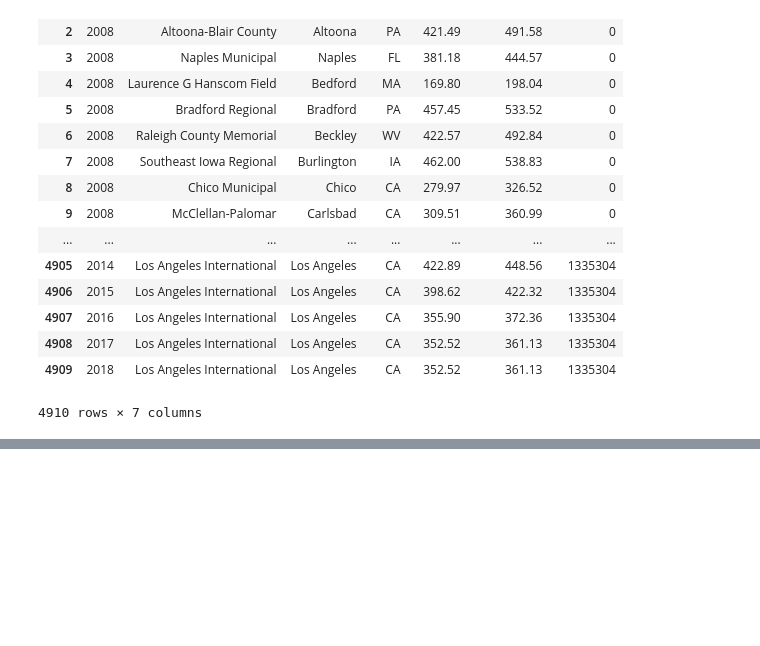
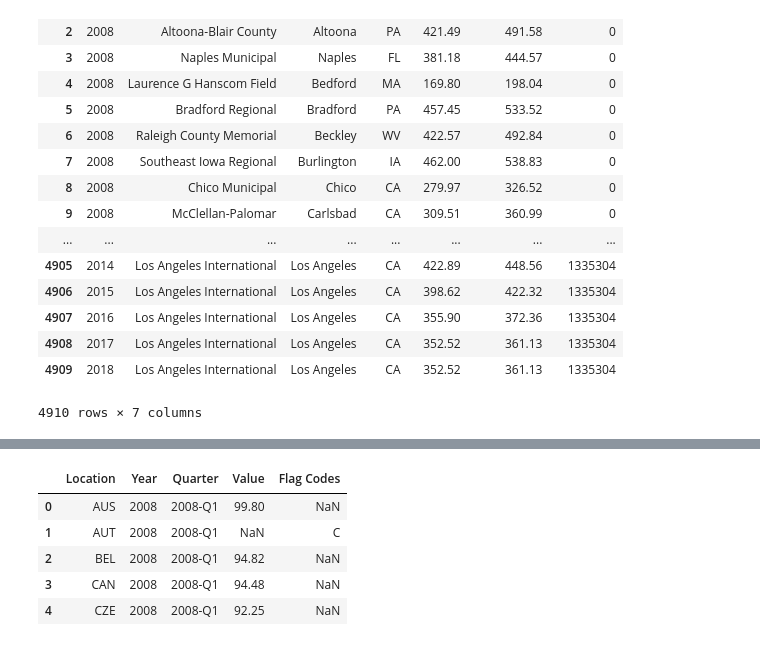
Before and after one commit to darstsharon/Flight_Cost_Analysis, a Jupyter notebook: FlightProject.ipynb, the cells around one changed output, grey strips where cells are left out. Drawn from its saved outputs; the diff is of its cells as text; code cells hidden in the pictures; blank space fills up the shorter version.

```diff
--- a/FlightProject.ipynb
+++ b/FlightProject.ipynb
@@ -93,0 +119,9 @@ flight.fillna(0)
+# %%
+oildata.head()
+# %% [output]
+|  | Location | Year | Quarter | Value | Flag Codes |
+| 0 | AUS | 2008 | 2008-Q1 | 99.80 | NaN |
+| 1 | AUT | 2008 | 2008-Q1 | NaN | C |
+| 2 | BEL | 2008 | 2008-Q1 | 94.82 | NaN |
+| 3 | CAN | 2008 | 2008-Q1 | 94.48 | NaN |
+| 4 | CZE | 2008 | 2008-Q1 | 92.25 | NaN |
```
Also changed, not shown: parts of 2 cells of this notebook, 1 other file.
